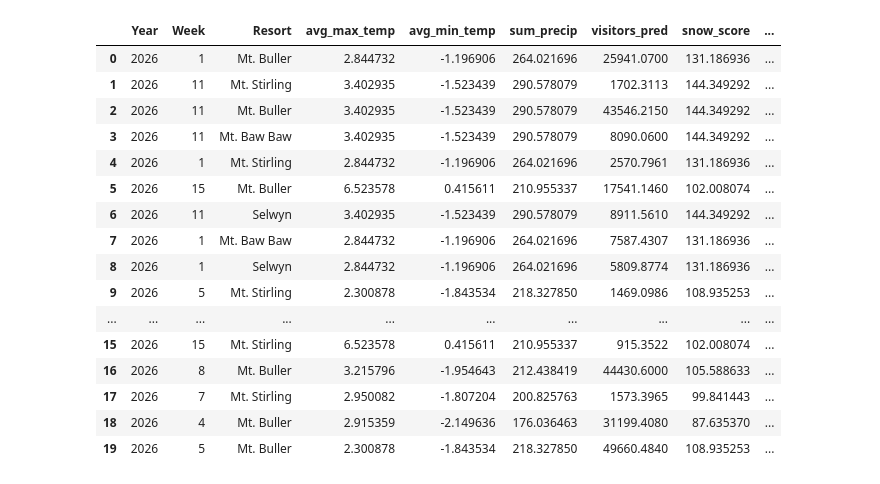
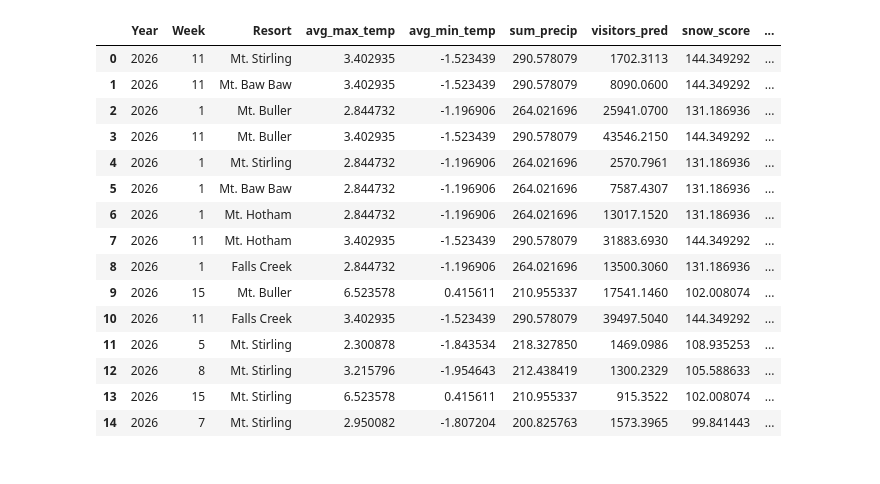
Before and after one commit to bsri0004/R2B2, a Jupyter notebook: predictive/holiday-score.ipynb, the cells around one changed output. Saved outputs shown, nothing was run; the diff lists cells and outputs as text; code cells hidden in the pictures.

Commit message:
holday-score pred

```diff
--- a/predictive/holiday-score.ipynb
+++ b/predictive/holiday-score.ipynb
@@ -58,8 +56,5 @@ print(sentiment_df.head(20))
 # %%
-# Merge into 2026 holiday score dataframe
-df_score = df_score.merge(sentiment_df, on="Resort", how="left")
-
-# Normalize sentiment if needed
+# Normalize sentiment
 df_score["sentiment_norm"] = (
     (df_score["sentiment_ratio"] - df_score["sentiment_ratio"].min()) /
     (df_score["sentiment_ratio"].max() - df_score["sentiment_ratio"].min())
@@ -87,33 +62,47 @@ memory usage: 14.9+ KB
 # %%
-# --- 4. Holiday Score ---
+# --- Holiday Score ---
 # weights can be tuned (α=0.5, β=0.3, γ=0.2 for now)
-df_score["holiday_score"] = (
-    0.3 * df_score["snow_norm"]
+df_score["holiday_score_persona1"] = (
+    0.45 * df_score["snow_norm"]
     - 0.3 * df_score["crowd_norm"]
-    - 0.1 * df_score["price_norm"]
+    - 0.05 * df_score["season_price_norm"]
+    + 0.2 * df_score["sentiment_norm"]
+)
+
+# weights can be tuned
+df_score["holiday_score_persona2"] = (
+    0.25 * df_score["snow_norm"]
+    - 0.2 * df_score["crowd_norm"]
+    - 0.25 * df_score["day_price_norm"]
     + 0.3 * df_score["sentiment_norm"]
 )
-
-# --- 5. Rank ---
-df_score = df_score.sort_values("holiday_score", ascending=False).reset_index(drop=True)
-
-
-df_score.head(20)
-# %% [output]
-|  | Year | Week | Resort | avg_max_temp | avg_min_temp | sum_precip | visitors_pred | snow_score | ... |
-| 0 | 2026 | 1 | Mt. Buller | 2.844732 | -1.196906 | 264.021696 | 25941.0700 | 131.186936 | ... |
-| 1 | 2026 | 11 | Mt. Stirling | 3.402935 | -1.523439 | 290.578079 | 1702.3113 | 144.349292 | ... |
-| 2 | 2026 | 11 | Mt. Buller | 3.402935 | -1.523439 | 290.578079 | 43546.2150 | 144.349292 | ... |
-| 3 | 2026 | 11 | Mt. Baw Baw | 3.402935 | -1.523439 | 290.578079 | 8090.0600 | 144.349292 | ... |
-| 4 | 2026 | 1 | Mt. Stirling | 2.844732 | -1.196906 | 264.021696 | 2570.7961 | 131.186936 | ... |
-| 5 | 2026 | 15 | Mt. Buller | 6.523578 | 0.415611 | 210.955337 | 17541.1460 | 102.008074 | ... |
-| 6 | 2026 | 11 | Selwyn | 3.402935 | -1.523439 | 290.578079 | 8911.5610 | 144.349292 | ... |
-| 7 | 2026 | 1 | Mt. Baw Baw | 2.844732 | -1.196906 | 264.021696 | 7587.4307 | 131.186936 | ... |
-| 8 | 2026 | 1 | Selwyn | 2.844732 | -1.196906 | 264.021696 | 5809.8774 | 131.186936 | ... |
-| 9 | 2026 | 5 | Mt. Stirling | 2.300878 | -1.843534 | 218.327850 | 1469.0986 | 108.935253 | ... |
-| ... | ... | ... | ... | ... | ... | ... | ... | ... | ... |
-| 15 | 2026 | 15 | Mt. Stirling | 6.523578 | 0.415611 | 210.955337 | 915.3522 | 102.008074 | ... |
-| 16 | 2026 | 8 | Mt. Buller | 3.215796 | -1.954643 | 212.438419 | 44430.6000 | 105.588633 | ... |
-| 17 | 2026 | 7 | Mt. Stirling | 2.950082 | -1.807204 | 200.825763 | 1573.3965 | 99.841443 | ... |
-| 18 | 2026 | 4 | Mt. Buller | 2.915359 | -2.149636 | 176.036463 | 31199.4080 | 87.635370 | ... |
-| 19 | 2026 | 5 | Mt. Buller | 2.300878 | -1.843534 | 218.327850 | 49660.4840 | 108.935253 | ... |
+# %%
+# --- 5. Rank ---
+# --- VIC ranking ---
+df_vic = df_score[df_score["state"]=="VIC"]
+df_vic_rank_persona1 = df_vic.sort_values("holiday_score_persona1", ascending=False).reset_index(drop=True)
+df_vic_rank_persona2 = df_vic.sort_values("holiday_score_persona2", ascending=False).reset_index(drop=True)
+
+# --- NSW ranking ---
+df_nsw = df_score[df_score["state"]=="NSW"]
+df_nsw_rank_persona1 = df_nsw.sort_values("holiday_score_persona1", ascending=False).reset_index(drop=True)
+df_nsw_rank_persona2 = df_nsw.sort_values("holiday_score_persona2", ascending=False).reset_index(drop=True)
+# %%
+df_vic_rank_persona1.head(15)
+# %% [output]
+|  | Year | Week | Resort | avg_max_temp | avg_min_temp | sum_precip | visitors_pred | snow_score | ... |
+| 0 | 2026 | 11 | Mt. Stirling | 3.402935 | -1.523439 | 290.578079 | 1702.3113 | 144.349292 | ... |
+| 1 | 2026 | 11 | Mt. Baw Baw | 3.402935 | -1.523439 | 290.578079 | 8090.0600 | 144.349292 | ... |
+| 2 | 2026 | 1 | Mt. Buller | 2.844732 | -1.196906 | 264.021696 | 25941.0700 | 131.186936 | ... |
+| 3 | 2026 | 11 | Mt. Buller | 3.402935 | -1.523439 | 290.578079 | 43546.2150 | 144.349292 | ... |
+| 4 | 2026 | 1 | Mt. Stirling | 2.844732 | -1.196906 | 264.021696 | 2570.7961 | 131.186936 | ... |
+| 5 | 2026 | 1 | Mt. Baw Baw | 2.844732 | -1.196906 | 264.021696 | 7587.4307 | 131.186936 | ... |
+| 6 | 2026 | 1 | Mt. Hotham | 2.844732 | -1.196906 | 264.021696 | 13017.1520 | 131.186936 | ... |
+| 7 | 2026 | 11 | Mt. Hotham | 3.402935 | -1.523439 | 290.578079 | 31883.6930 | 144.349292 | ... |
+| 8 | 2026 | 1 | Falls Creek | 2.844732 | -1.196906 | 264.021696 | 13500.3060 | 131.186936 | ... |
+| 9 | 2026 | 15 | Mt. Buller | 6.523578 | 0.415611 | 210.955337 | 17541.1460 | 102.008074 | ... |
+| 10 | 2026 | 11 | Falls Creek | 3.402935 | -1.523439 | 290.578079 | 39497.5040 | 144.349292 | ... |
+| 11 | 2026 | 5 | Mt. Stirling | 2.300878 | -1.843534 | 218.327850 | 1469.0986 | 108.935253 | ... |
+| 12 | 2026 | 8 | Mt. Stirling | 3.215796 | -1.954643 | 212.438419 | 1300.2329 | 105.588633 | ... |
+| 13 | 2026 | 15 | Mt. Stirling | 6.523578 | 0.415611 | 210.955337 | 915.3522 | 102.008074 | ... |
+| 14 | 2026 | 7 | Mt. Stirling | 2.950082 | -1.807204 | 200.825763 | 1573.3965 | 99.841443 | ... |
```
Also changed, not shown: parts of 8 cells of this notebook, 1 other file.
